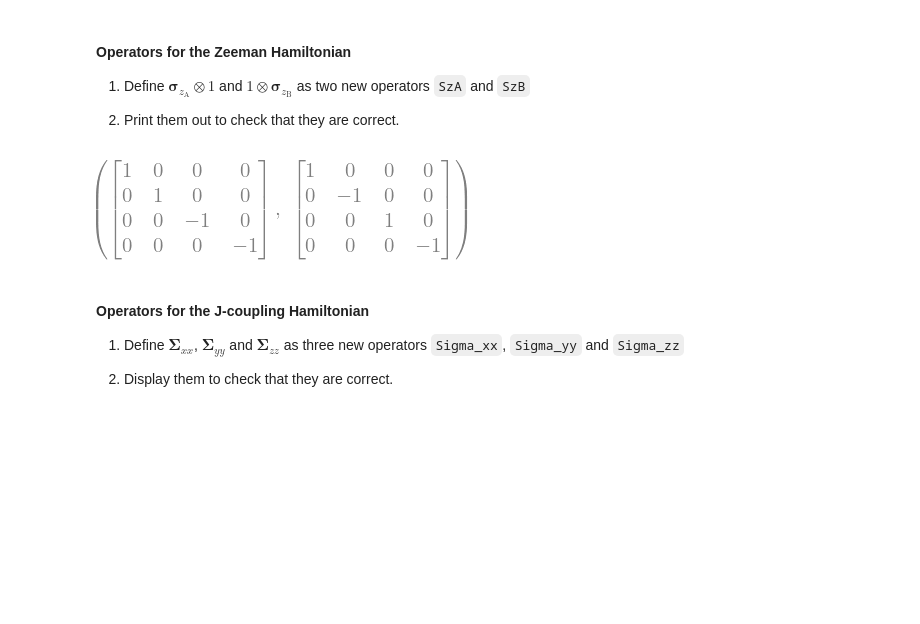
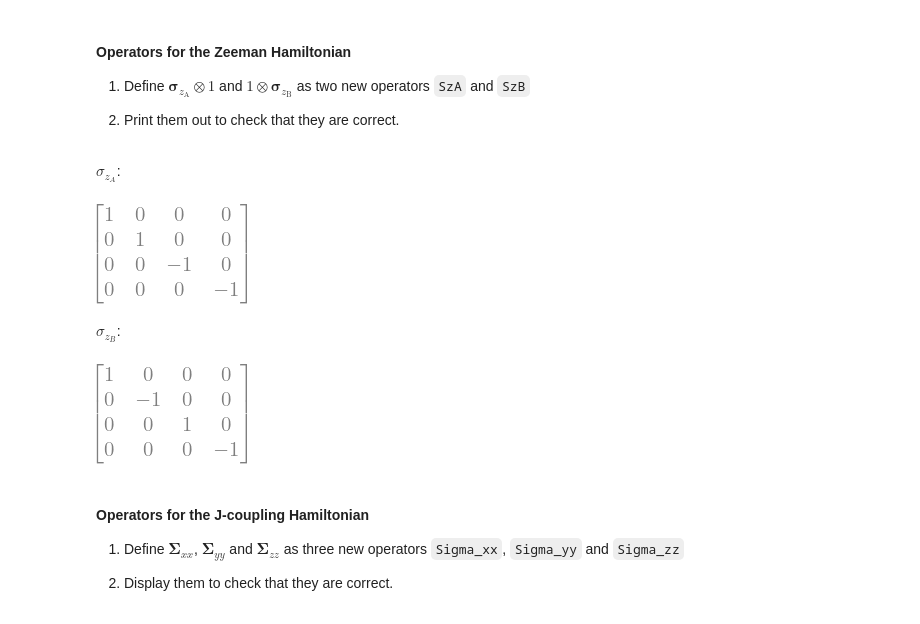
Before and after one commit to dtrejoz/NMR, a Jupyter notebook: NMR.ipynb, the cells around one changed output. Cells and saved outputs as stored; diff of their text form; code cells hidden in the pictures; blank space fills up the shorter version.

```diff
--- a/NMR.ipynb
+++ b/NMR.ipynb
@@ -678,17 +688,23 @@ $$\boldsymbol{H}_{\mathrm{J}}=\frac{1}{4}J_{\mathrm{AB}}(\boldsymbol{\Sigma}_{xx
 # %%
 # Given symbolic variables
 I = sp.eye(2)  # 2x2 identity matrix
 sigma_z = sp.Matrix([[1, 0], [0, -1]])  # Pauli matrix sigma_z, same for nuclei A and B.
 
 # Define the operators SzA and SzB using Kronecker product
 SzA = sp.kronecker_product(sigma_z, I)
 SzB = sp.kronecker_product(I, sigma_z)
 
 # Display the results
-SzA, SzB
+Latex("$\\sigma_{z_A}$:")
+SzA
+Latex("$\\sigma_{z_B}$:")
+SzB
 #They are consistent with equations 29 and 30 of the technical paper.
 # %% [output]
+$\sigma_{z_A}$:
-[figure, old version]
+[figure, new version]
+$\sigma_{z_B}$:
+[figure, added]
 # %% [markdown]
 ####  Operators for the J-coupling Hamiltonian
 
```
Also changed, not shown: parts of 38 cells of this notebook.
